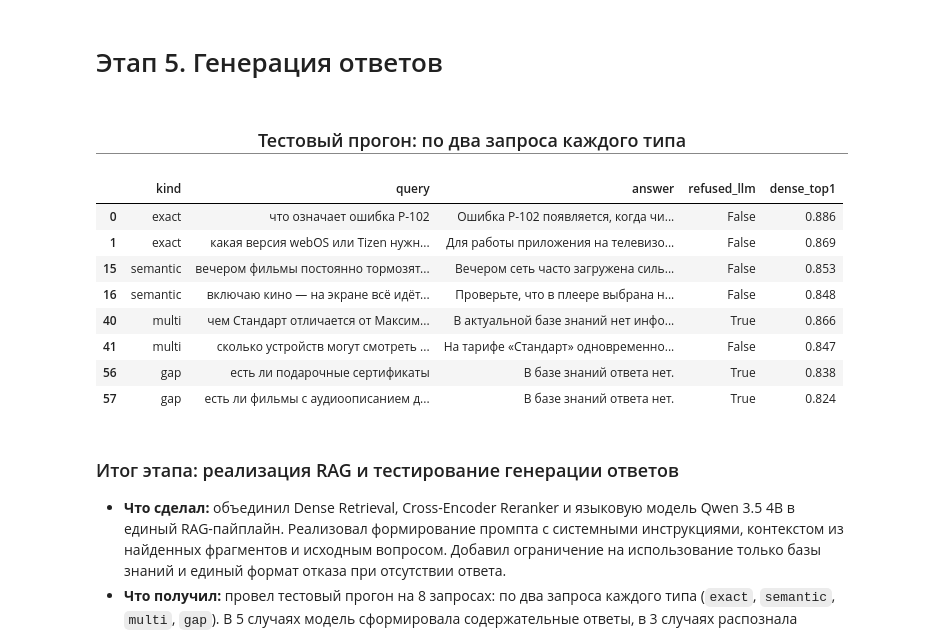
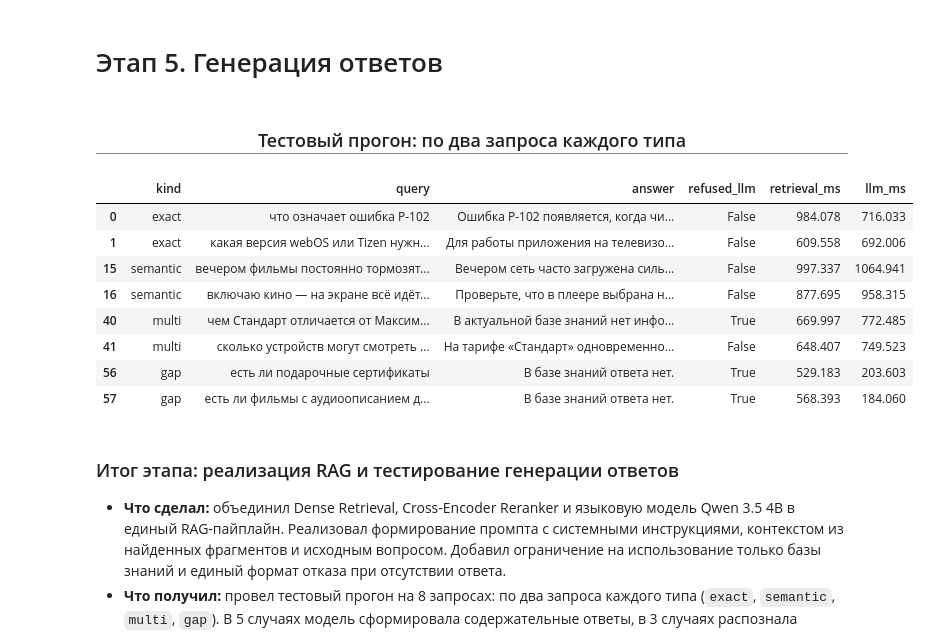
Before and after one commit to nda86/yp_rag, a Jupyter notebook: 3 RAG.ipynb, the cells around one changed output. Cells and saved outputs as stored; diff of their text form; code cells hidden in the pictures.

```diff
--- a/3 RAG.ipynb
+++ b/3 RAG.ipynb
@@ -595,7 +596,7 @@ def rag_answer(query: str, gold_docs: list[int] | None = None) -> dict:
     """Вопрос -> retrieval -> промпт -> ответ.
     С gold_docs вместо поиска берутся размеченные разделы (для прогона с золотым контекстом на этапе 6)."""
     t0 = time.perf_counter()
-    if gold_docs:
+    if gold_docs is not None:
         context = (
             chunks[chunks["doc_id"].isin(gold_docs)]
             .sort_values(["doc_id", "chunk_idx"])
@@ -612,27 +613,29 @@ def rag_answer(query: str, gold_docs: list[int] | None = None) -> dict:
         "refused_llm": REFUSAL_MARK in answer.lower(),   # модель сама ответила отказом
         "dense_top1": dense_top1,
         "doc_ids": context["doc_id"].tolist(),
+        "context": context.copy(),
+        "context_text": context["text"].tolist(),
         "retrieval_ms": (t1 - t0) * 1000,
         "llm_ms": (t2 - t1) * 1000,
     }
 # %%
 sample = q_df.groupby("kind").head(2)
 test = pd.DataFrame([rag_answer(q) for q in sample["query"]], index=sample.index)
 show(
     title="Тестовый прогон: по два запроса каждого типа",
-    df=sample[["kind", "query"]].join(test[["answer", "refused_llm", "dense_top1"]]).round(3),
+    df=sample[["kind", "query"]].join(test[["answer", "refused_llm", "retrieval_ms", "llm_ms"]]).round(3),
 )
 # %% [output]
 Тестовый прогон: по два запроса каждого типа
-|  | kind | query | answer | refused_llm | dense_top1 |
-| 0 | exact | что означает ошибка P-102 | Ошибка P-102 появляется, когда чи... | False | 0.886 |
-| 1 | exact | какая версия webOS или Tizen нужн... | Для работы приложения на телевизо... | False | 0.869 |
-| 15 | semantic | вечером фильмы постоянно тормозят... | Вечером сеть часто загружена силь... | False | 0.853 |
-| 16 | semantic | включаю кино — на экране всё идёт... | Проверьте, что в плеере выбрана н... | False | 0.848 |
-| 40 | multi | чем Стандарт отличается от Максим... | В актуальной базе знаний нет инфо... | True | 0.866 |
-| 41 | multi | сколько устройств могут смотреть ... | На тарифе «Стандарт» одновременно... | False | 0.847 |
-| 56 | gap | есть ли подарочные сертификаты | В базе знаний ответа нет. | True | 0.838 |
-| 57 | gap | есть ли фильмы с аудиоописанием д... | В базе знаний ответа нет. | True | 0.824 |
+|  | kind | query | answer | refused_llm | retrieval_ms | llm_ms |
+| 0 | exact | что означает ошибка P-102 | Ошибка P-102 появляется, когда чи... | False | 984.078 | 716.033 |
+| 1 | exact | какая версия webOS или Tizen нужн... | Для работы приложения на телевизо... | False | 609.558 | 692.006 |
+| 15 | semantic | вечером фильмы постоянно тормозят... | Вечером сеть часто загружена силь... | False | 997.337 | 1064.941 |
+| 16 | semantic | включаю кино — на экране всё идёт... | Проверьте, что в плеере выбрана н... | False | 877.695 | 958.315 |
+| 40 | multi | чем Стандарт отличается от Максим... | В актуальной базе знаний нет инфо... | True | 669.997 | 772.485 |
+| 41 | multi | сколько устройств могут смотреть ... | На тарифе «Стандарт» одновременно... | False | 648.407 | 749.523 |
+| 56 | gap | есть ли подарочные сертификаты | В базе знаний ответа нет. | True | 529.183 | 203.603 |
+| 57 | gap | есть ли фильмы с аудиоописанием д... | В базе знаний ответа нет. | True | 568.393 | 184.060 |
 # %% [markdown]
 ### Итог этапа: реализация RAG и тестирование генерации ответов
 
```
Also changed, not shown: parts of 26 cells of this notebook, 6 other files.
